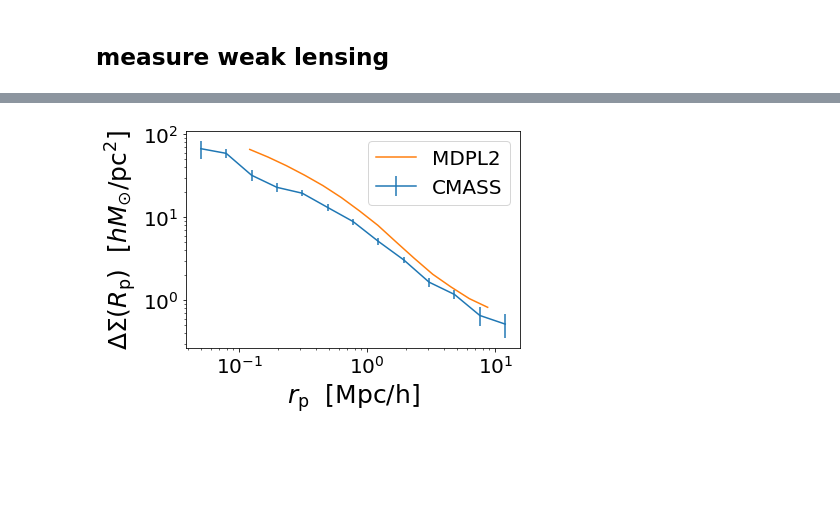
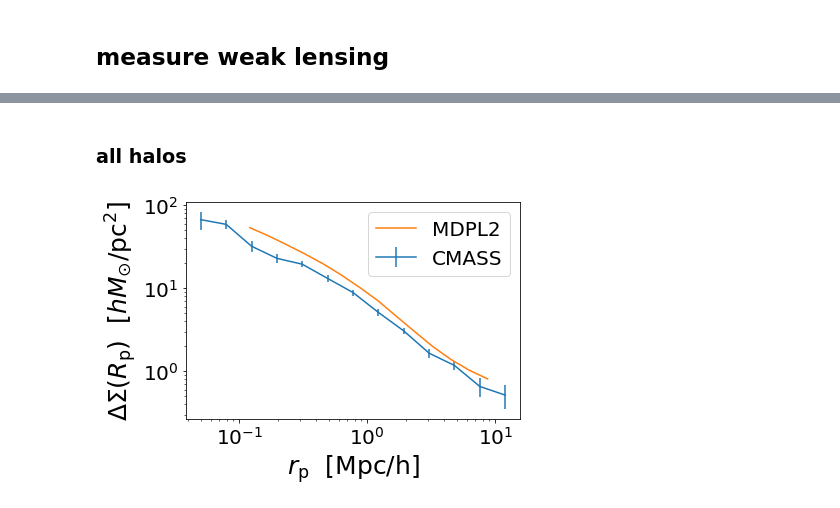
Before and after one commit to f-ardila/baryonic_effects, a Jupyter notebook: CMASS/cmass.ipynb, the cells around one changed output, grey strips where cells are left out. Drawn from its saved outputs; the diff is of its cells as text; code cells hidden in the pictures; blank space fills up the shorter version.

Commit message:
changed HOD to default Zheng07 for now. plotted DS for 10^14 halos only. plotted HOD. used full halo catalog. all checks to see why clustering signal looked weird. also cleaned up.

```diff
--- a/CMASS/cmass.ipynb
+++ b/CMASS/cmass.ipynb
@@ -63,20 +65,20 @@ ptcl_y = particles_df['y'].values
 ptcl_z = particles_df['z'].values
 # %%
 redshift = (1./0.65650)-1. #z=0.523
-Lbox = 1000.
+Lbox = 1000. #Mpc/h
 particle_mass = 1.51e9
 num_ptcl_per_dim = 3840
-x = halo_df['x'].values
-y = halo_df['y'].values
-z = halo_df['z'].values
-vx = halo_df['vx'].values
-vy = halo_df['vy'].values
-vz = halo_df['vz'].values
-mass = halo_df['Mvir'].values
-radius = halo_df['Rvir'].values
-ids = halo_df['row_id'].values #np.arange(0, len(halo_catalog))
+x = full_halo_df['x(17)'].values
+y = full_halo_df['y(18)'].values
+z = full_halo_df['z(19)'].values
+vx = full_halo_df['vx(20)'].values
+vy = full_halo_df['vy(21)'].values
+vz = full_halo_df['vz(22)'].values
+mass = full_halo_df['mvir(10)'].values
+radius = full_halo_df['rvir(11)'].values/1e3 #convert to Mpc
+ids = np.arange(0, len(full_halo_df))
+upid = full_halo_df['upid(6)'].values
 simname = 'MDPL2'
-upid = halo_df['upId'].values
 # %%
 #get concentrations
 from halotools.empirical_models import NFWProfile
@@ -162,0 +173,10 @@ model_instance.populate_mock(halo_catalog)
+# %%
+model_instance = PrebuiltHodModelFactory('zheng07', redshift = redshift, cosmology=Planck15, secondary_haloprop_key='halo_nfw_conc')
+model_instance.param_dict['logMmin'] = 13.031
+model_instance.param_dict['sigma_logM'] = 0.38
+model_instance.param_dict['logM0'] = 13.27
+model_instance.param_dict['logM1'] = 14.08
+model_instance.param_dict['alpha'] = 0.76
+#params from https://ui.adsabs.harvard.edu/abs/2014MNRAS.444..476R/abstract
+
+model_instance.populate_mock(halo_catalog)
@@ -164,7 +192,10 @@ model_instance.populate_mock(halo_catalog)
 x = model_instance.mock.galaxy_table['x']
 y = model_instance.mock.galaxy_table['y']
 z = model_instance.mock.galaxy_table['z']
-all_positions = return_xyz_formatted_array(x, y, z)
+galaxy_positions = return_xyz_formatted_array(x, y, z,
+                                              velocity_distortion_dimension ='z',
+                                              velocity = model_instance.mock.galaxy_table['vz'],
+                                             redshift = redshift, cosmology = Planck15, period =period)
 # %%
 px = model_instance.mock.ptcl_table['x']
 py = model_instance.mock.ptcl_table['y']
@@ -209,3 +345,5 @@ from halotools.mock_observables import delta_sigma
+# %% [markdown]
+### all halos
 # %%
 rp_bins = np.logspace(-1, 1, 15)
 
@@ -213,23 +351,21 @@ particle_masses = halo_catalog.particle_mass
 period=model_instance.mock.Lbox
 downsampling_factor = (halo_catalog.num_ptcl_per_dim**3)/float(len(particle_positions))
 
-rp_bins = np.logspace(-1,1,15)
-
-rp, result_mstar11_in_mpc = delta_sigma(all_positions, particle_positions,
+rp, ds_in_mpc = delta_sigma(galaxy_positions, particle_positions,
                     particle_masses, downsampling_factor,
                     rp_bins, period, cosmology=Planck15, num_threads='max')
 
 length_unit_conversion = 1e6
-result_mstar11_in_pc = result_mstar11_in_mpc/length_unit_conversion**2
+ds_in_pc = ds_in_mpc/length_unit_conversion**2
 # %%
 plt.errorbar(ds_data['rp'],ds_data['ds'], yerr = ds_data['ds_err'], label='CMASS')
-plt.plot(rp, result_mstar11_in_pc, label='MDPL2')
+plt.plot(rp, ds_in_pc, label='MDPL2')
 plt.loglog()
 plt.xticks(fontsize=20)
 plt.yticks(fontsize=20)
 plt.xlabel(r'$r_{\rm p} $  $\rm{[Mpc/h]}$', fontsize=25)
 plt.ylabel(r'$\Delta\Sigma(R_{\rm p})$  $[h M_{\odot} / {\rm pc}^2]$', fontsize=25)
 plt.legend(loc='best', fontsize=20)
 plt.show()
 # %% [output]
-[figure, old version]
+[figure, new version]
```
Also changed, not shown: parts of 29 cells of this notebook, 1 other file.
